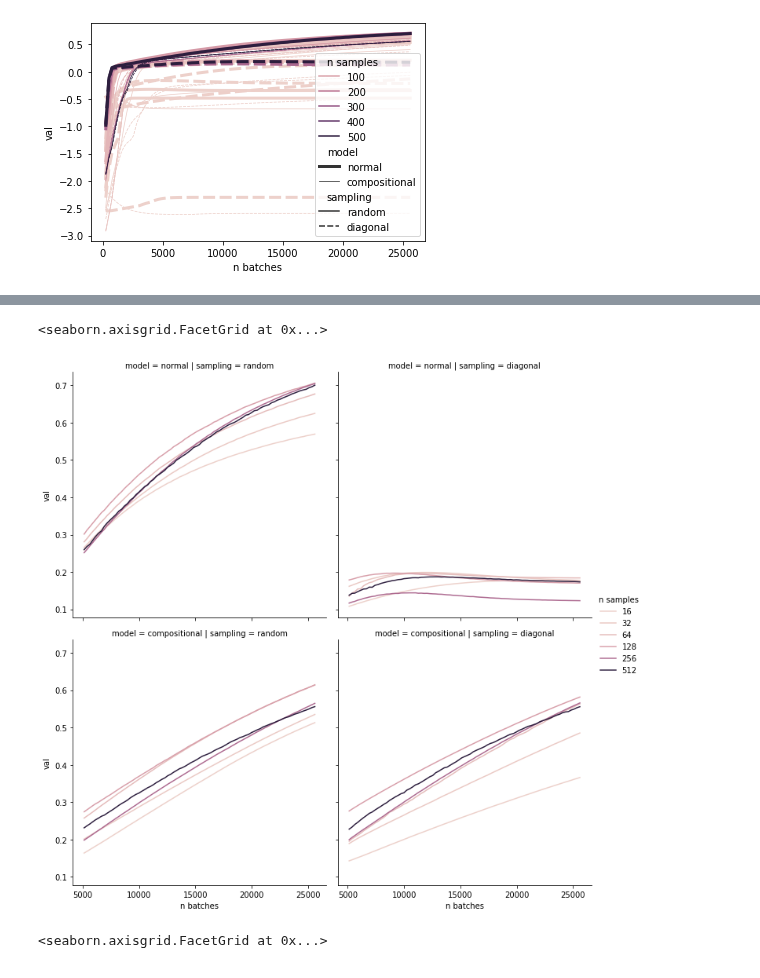
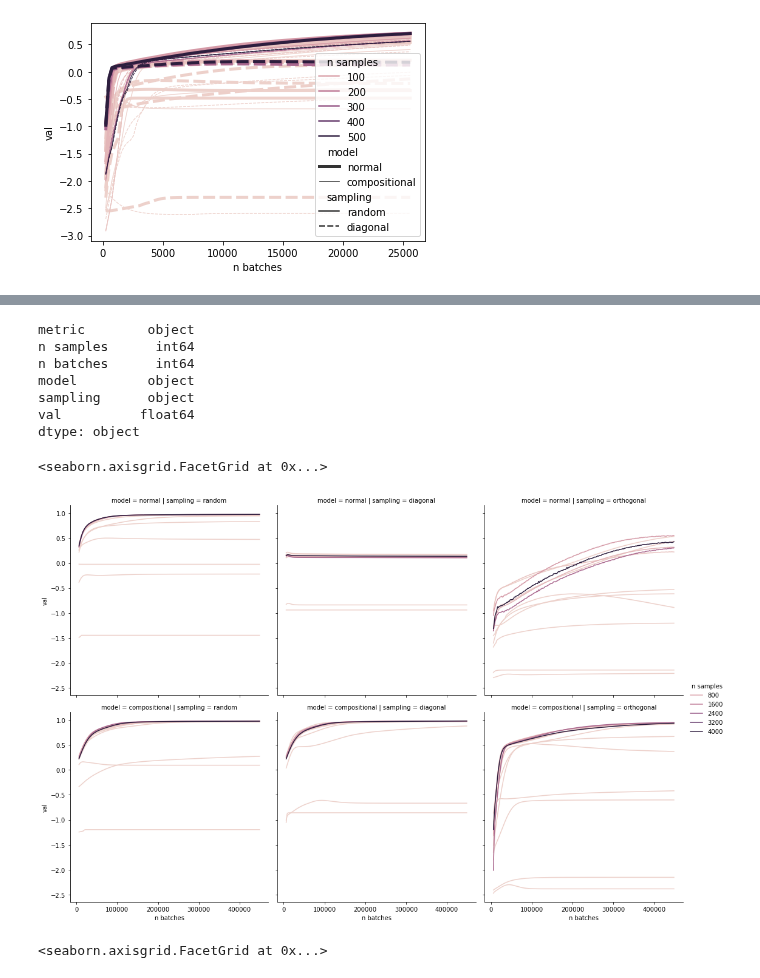
Before and after one commit to brendel-group/compositional-ood-generalization, a Jupyter notebook: numerical_simulation.ipynb, the cells around one changed output, grey strips where cells are left out. Saved outputs shown, nothing was run; the diff lists cells and outputs as text; code cells hidden in the pictures.

Commit message:
experiments with more iterations and orthogonal sampling

```diff
--- a/numerical_simulation.ipynb
+++ b/numerical_simulation.ipynb
@@ -333,9 +389,24 @@ sb.lineplot(data=res_df.loc[res_df['metric'] == 'test R²'], x='n batches', y='v
+# %%
+# res_df['n samples'] = res_df['n samples'].astype('int64')
+# res_df['n samples'] = res_df['n samples'].apply(lambda x: math.log2(x))
+# res_df['n samples'] = res_df['n samples'].apply(lambda x: f'{2**x}')
+res_df['n samples'] = res_df['n samples'].apply(lambda x: int(float(x)))
+
+print(res_df.dtypes)
+# %% [output]
+metric        object
+n samples      int64
+n batches      int64
+model         object
+sampling      object
+val          float64
+dtype: object
 # %%
 import seaborn as sb
-sb.relplot(data=res_df.loc[(res_df['metric'] == 'test R²') & (res_df['n batches'] > 5000) & (res_df['n samples'] > 8)], x='n batches', y='val', hue='n samples', row='model', col='sampling', kind='line')
+sb.relplot(data=res_df.loc[(res_df['metric'] == 'test R²') & (res_df['n batches'] > 5000) & (res_df['n batches'] < 450000) & (res_df['n samples'] > 0)], x='n batches', y='val', hue='n samples', row='model', col='sampling', kind='line')
 # %% [output]
 <seaborn.axisgrid.FacetGrid at 0x...>
-[figure, old version]
+[figure, new version]
 # %%
 import seaborn as sb
 sb.relplot(data=res_df.loc[(res_df['metric'] == 'train loss') & (res_df['n batches'] > 5000) & (res_df['n samples'] > 8)], x='n batches', y='val', hue='n samples', row='model', col='sampling', kind='line')
```
Also changed, not shown: parts of 6 cells of this notebook, 3 other files.
